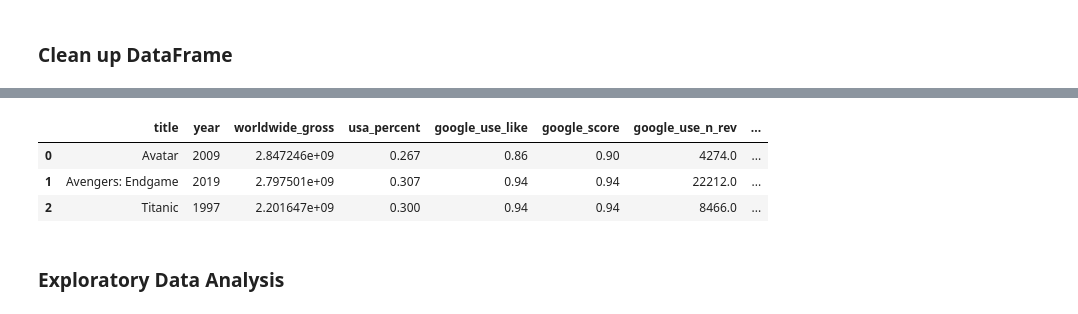
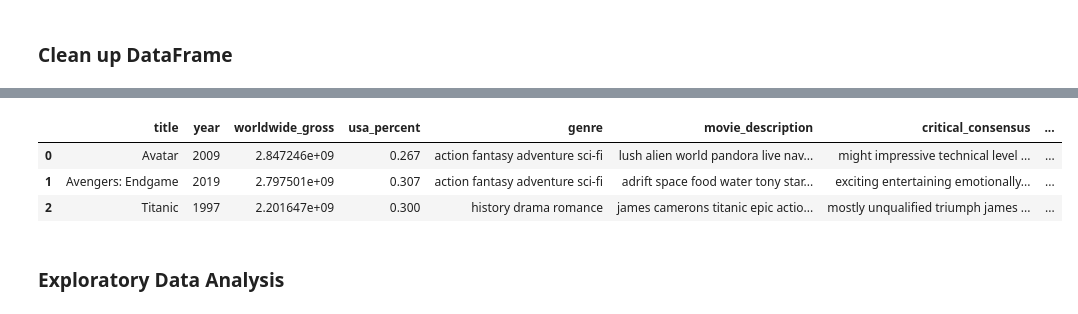
Before and after one commit to jamchap/MA5851, a Jupyter notebook: 02 Data Transformation & EDA.ipynb, the cells around one changed output, grey strips where cells are left out. Cells and saved outputs as stored; diff of their text form; code cells hidden in the pictures.

```diff
--- a/02 Data Transformation & EDA.ipynb
+++ b/02 Data Transformation & EDA.ipynb
@@ -25,8 +17,11 @@ df_google.head(2)
 # %%
 # Rotten Tomatoes
-df_rt = pd.concat([pd.read_csv('bk_rt_1_raw.csv', dtype = object)
-                   , pd.read_csv('bk_rt_2_raw.csv', dtype = object)
-                   , pd.read_csv('bk_rt_3_raw.csv', dtype = object)
-                   , pd.read_csv('bk_rt_4_raw.csv', dtype = object)])
+df_rt = pd.concat([pd.read_csv('Rotten Tomatoes/bk_rt_1_raw.csv', dtype = object)
+                   , pd.read_csv('Rotten Tomatoes/bk_rt_2_raw.csv', dtype = object)
+                   , pd.read_csv('Rotten Tomatoes/bk_rt_3_raw.csv', dtype = object)
+                   , pd.read_csv('Rotten Tomatoes/bk_rt_4_raw.csv', dtype = object)
+                   , pd.read_csv('Rotten Tomatoes/bk_rt_5_raw.csv', dtype = object)])
+print(f'{len(df_rt)} rows of data loaded for {len(df_rt.mojo_name.unique())} films')
+print(f'Therefore, {len(df_mojo) - len(df_rt.mojo_name.unique())} films were not found by the WebCrawler')
 df_rt.head(2)
 # %% [output]
@@ -75,21 +78,18 @@ All rows joined? True
 # %%
 # Merge Rotten Tomatoes data
-df_merge = df_mojo_goo.merge(df_rt_clean
-                             , left_on = ['Title', 'Year']
-                             , right_on = ['mojo_name', 'mojo_year'])
+df_merge = df_mojo.merge(df_rt_clean
+                         , how='left'
+                         , left_on = ['Title', 'Year']
+                         , right_on = ['mojo_name', 'mojo_year'])
 
 # Filter to columns that we will need
 df_merge = df_merge.loc[:,['Title'
                           , 'Year'
                           , 'Worldwide Lifetime Gross'
                           , 'Domestic %'
-                          , 'google_use_like'
-                          , 'google_use_score'
-                          , 'google_use_n_rev'
-                          , 'imdb_score'
-                          , 'rotten_tom_score'
                           , 'genre'
-                          , 'movie_description'
+                          , 'description'
+                          , 'critical_consensus'
                           , 'review']]
 
 # Rename columns
@@ -97,13 +97,9 @@ df_merge.columns = ['title'
                   , 'year'
                   , 'worldwide_gross'
                   , 'usa_percent'
-                  , 'google_use_like'
-                  , 'google_score'
-                  , 'google_use_n_rev'
-                  , 'imdb_score'
-                  , 'rotten_tom_score'
                   , 'genre'
                   , 'movie_description'
+                  , 'critical_consensus'
                   , 'review']
 
 # Remove any empty rows remaining
@@ -125,25 +117,21 @@ freq_words_chart(df_merge['review'].apply(lambda x: ', '.join(x)), 50, 'Reviews'
 # %%
 # Convert numbers to floats
 df_merge['worldwide_gross'] = df_merge['worldwide_gross'].apply(lambda x: re.sub("[^0-9]", "",x)).astype(float)
 df_merge['usa_percent'] = df_merge['usa_percent'].apply(lambda x: usa_pc(x))
-df_merge['google_use_like'] = df_merge['google_use_like'].astype(float)
-df_merge['google_score'] = df_merge['google_score'].astype(float)
-df_merge['google_use_n_rev'] = df_merge['google_use_n_rev'].astype(float)
-df_merge['imdb_score'] = df_merge['imdb_score'].astype(float)
-df_merge['rotten_tom_score'] = df_merge['rotten_tom_score'].astype(float)
 
 # Clean text
 # 1) Remove non-letters
 # 2) Remove stop words for descriptions and reviews
 # 3) Lemmatize text for descriptions and reviews
-df_merge['genre'] = df_merge['genre'].apply(lambda x: re.sub(" ,",",", x).lower())
+df_merge['genre'] = df_merge['genre'].apply(lambda x: re.sub(" ,","", x).lower())
 df_merge['movie_description'] = df_merge['movie_description'].apply(lambda x: clean_text(x, True))
+df_merge['critical_consensus'] = df_merge['critical_consensus'].apply(lambda x: clean_text(x, True))
 df_merge['review_list'] = df_merge['review'].apply(lambda x: clean_text_list(x, True))
 df_merge['reviews'] = df_merge['review_list'].apply(lambda x: ', '.join(x))
 
 df_merge.head(3)
 # %% [output]
-|  | title | year | worldwide_gross | usa_percent | google_use_like | google_score | google_use_n_rev | ... |
-| 0 | Avatar | 2009 | 2.847246e+09 | 0.267 | 0.86 | 0.90 | 4274.0 | ... |
-| 1 | Avengers: Endgame | 2019 | 2.797501e+09 | 0.307 | 0.94 | 0.94 | 22212.0 | ... |
-| 2 | Titanic | 1997 | 2.201647e+09 | 0.300 | 0.94 | 0.94 | 8466.0 | ... |
+|  | title | year | worldwide_gross | usa_percent | genre | movie_description | critical_consensus | ... |
+| 0 | Avatar | 2009 | 2.847246e+09 | 0.267 | action fantasy adventure sci-fi | lush alien world pandora live nav... | might impressive technical level ... | ... |
+| 1 | Avengers: Endgame | 2019 | 2.797501e+09 | 0.307 | action fantasy adventure sci-fi | adrift space food water tony star... | exciting entertaining emotionally... | ... |
+| 2 | Titanic | 1997 | 2.201647e+09 | 0.300 | history drama romance | james camerons titanic epic actio... | mostly unqualified triumph james ... | ... |
```
Also changed, not shown: parts of 28 cells of this notebook, 23 other files.
